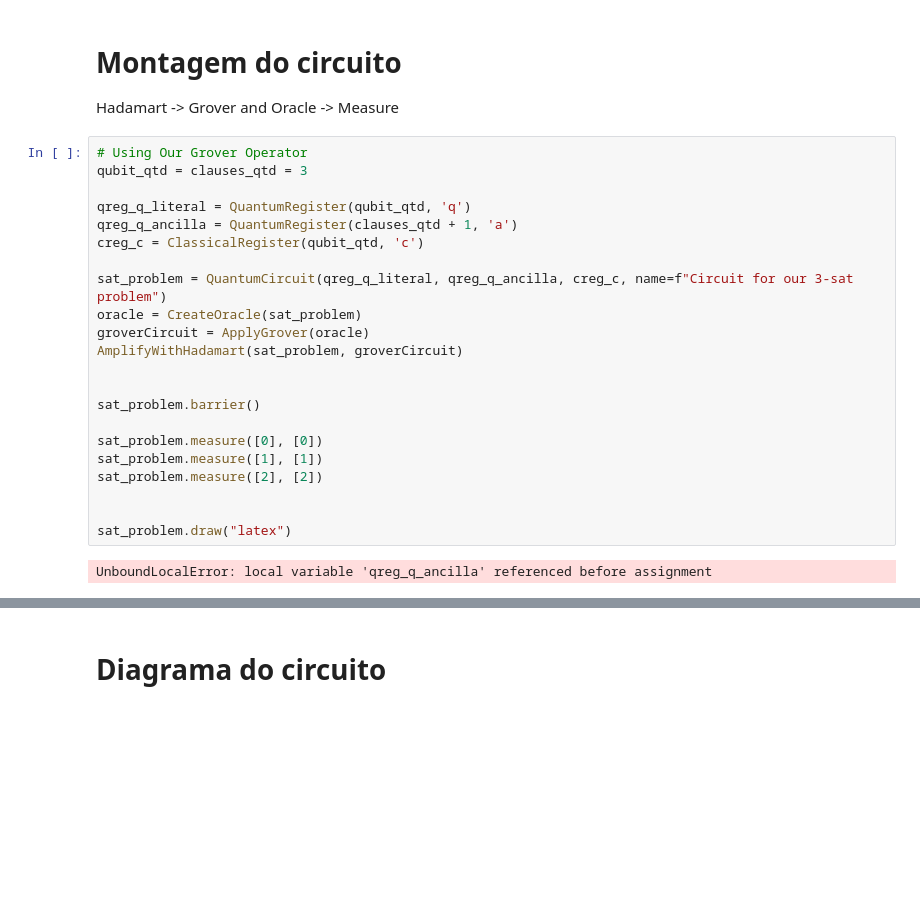
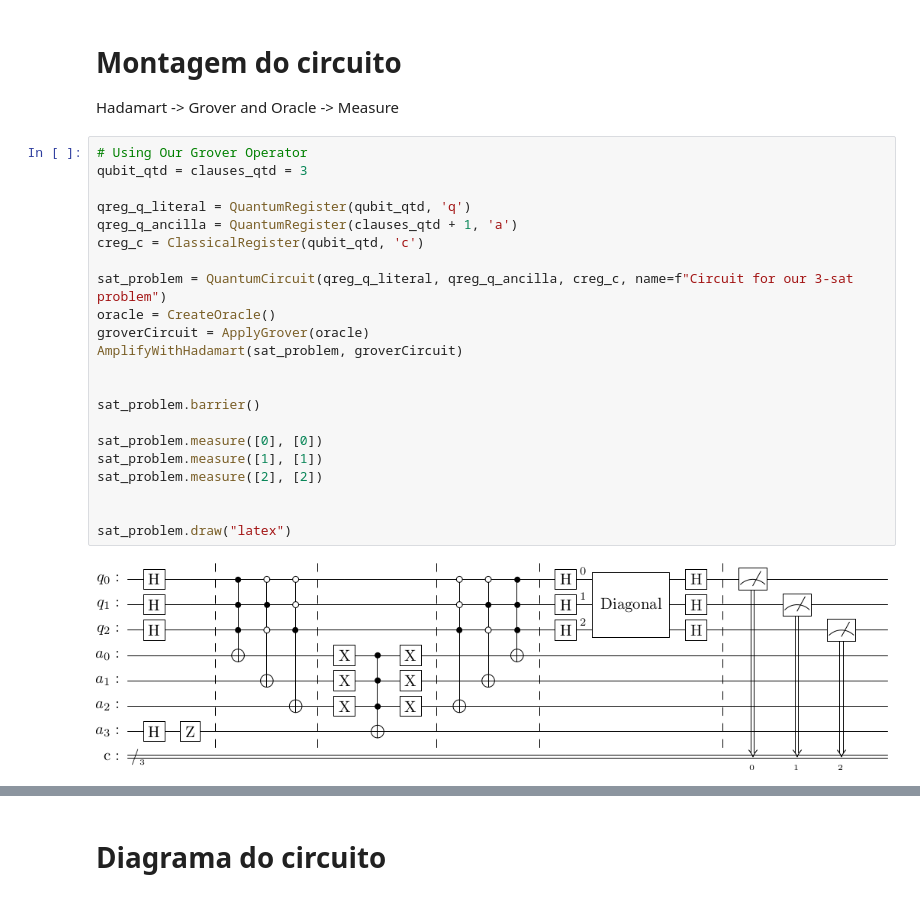
Before and after one commit to gabrielms201/Quantum-Implementation-For-SAT-Problem-Solving, a Jupyter notebook: NoteBooks/3-SAT.ipynb, the cells around one changed output, grey strips where cells are left out. Cells and saved outputs as stored; diff of their text form; blank space fills up the shorter version.

```diff
--- a/NoteBooks/3-SAT.ipynb
+++ b/NoteBooks/3-SAT.ipynb
@@ -179,27 +179,27 @@ Hadamart -> Grover and Oracle -> Measure
 # %%
 # Using Our Grover Operator
 qubit_qtd = clauses_qtd = 3
 
 qreg_q_literal = QuantumRegister(qubit_qtd, 'q')
 qreg_q_ancilla = QuantumRegister(clauses_qtd + 1, 'a')
 creg_c = ClassicalRegister(qubit_qtd, 'c')
 
 sat_problem = QuantumCircuit(qreg_q_literal, qreg_q_ancilla, creg_c, name=f"Circuit for our 3-sat problem")
-oracle = CreateOracle(sat_problem)
+oracle = CreateOracle()
 groverCircuit = ApplyGrover(oracle)
 AmplifyWithHadamart(sat_problem, groverCircuit)
 
 
 sat_problem.barrier()
 
 sat_problem.measure([0], [0])
 sat_problem.measure([1], [1])
 sat_problem.measure([2], [2])
 
 
 sat_problem.draw("latex")
 # %% [output]
-UnboundLocalError: local variable 'qreg_q_ancilla' referenced before assignment
+[figure, added]
 # %%
 print(sat_problem.draw("latex_source"))
 # %% [output]
```
Also changed, not shown: parts of 2 cells of this notebook.
